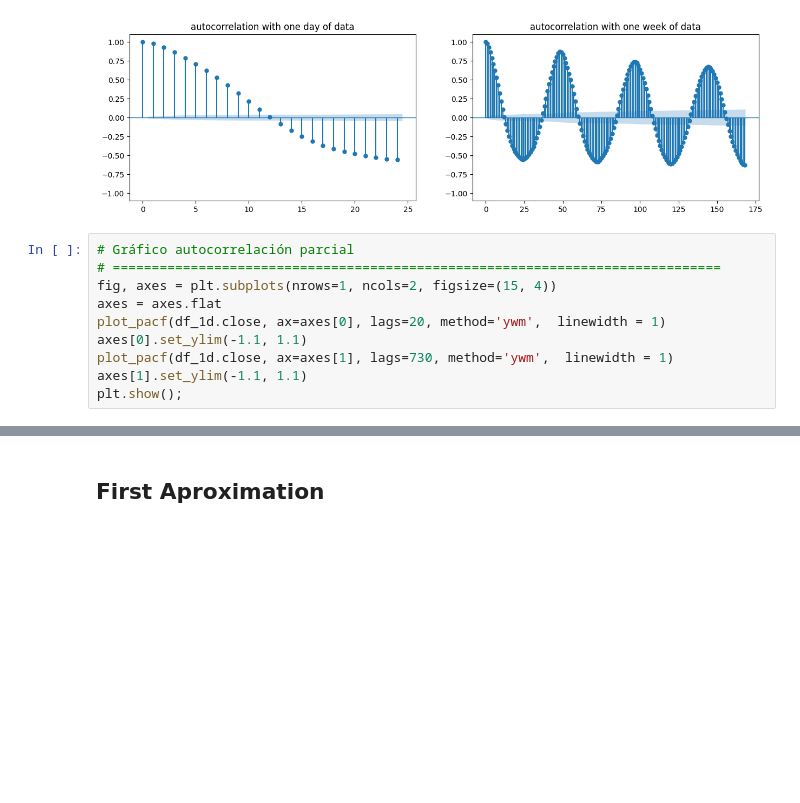
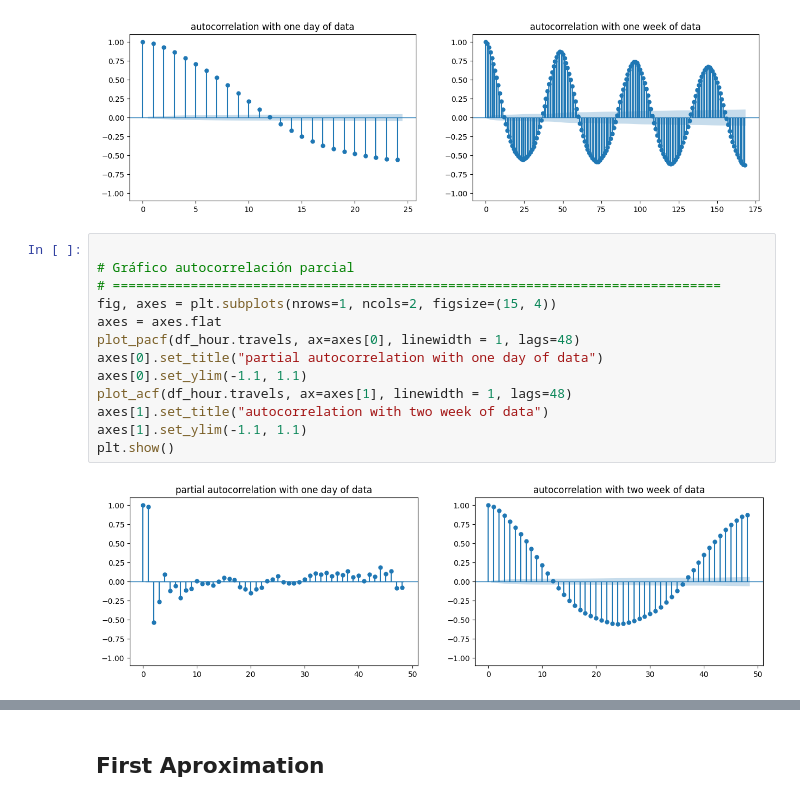
Before and after one commit to Pableren/Cab_Data_Cruise, a Jupyter notebook: Data_Science.ipynb, the cells around one changed output, grey strips where cells are left out. Cells and saved outputs as stored; diff of their text form; blank space fills up the shorter version.

Commit message:
partial autocorrelation function

```diff
--- a/Data_Science.ipynb
+++ b/Data_Science.ipynb
@@ -161,12 +161,17 @@ plt.show()
 # %% [output]
 [figure]
 # %%
+
 # Gráfico autocorrelación parcial
 # ==============================================================================
 fig, axes = plt.subplots(nrows=1, ncols=2, figsize=(15, 4))
 axes = axes.flat
-plot_pacf(df_1d.close, ax=axes[0], lags=20, method='ywm',  linewidth = 1)
+plot_pacf(df_hour.travels, ax=axes[0], linewidth = 1, lags=48)
+axes[0].set_title("partial autocorrelation with one day of data")
 axes[0].set_ylim(-1.1, 1.1)
-plot_pacf(df_1d.close, ax=axes[1], lags=730, method='ywm',  linewidth = 1)
+plot_acf(df_hour.travels, ax=axes[1], linewidth = 1, lags=48)
+axes[1].set_title("autocorrelation with two week of data")
 axes[1].set_ylim(-1.1, 1.1)
-plt.show();
+plt.show()
+# %% [output]
+[figure, added]
```
Also changed, not shown: parts of 1 cell of this notebook.
